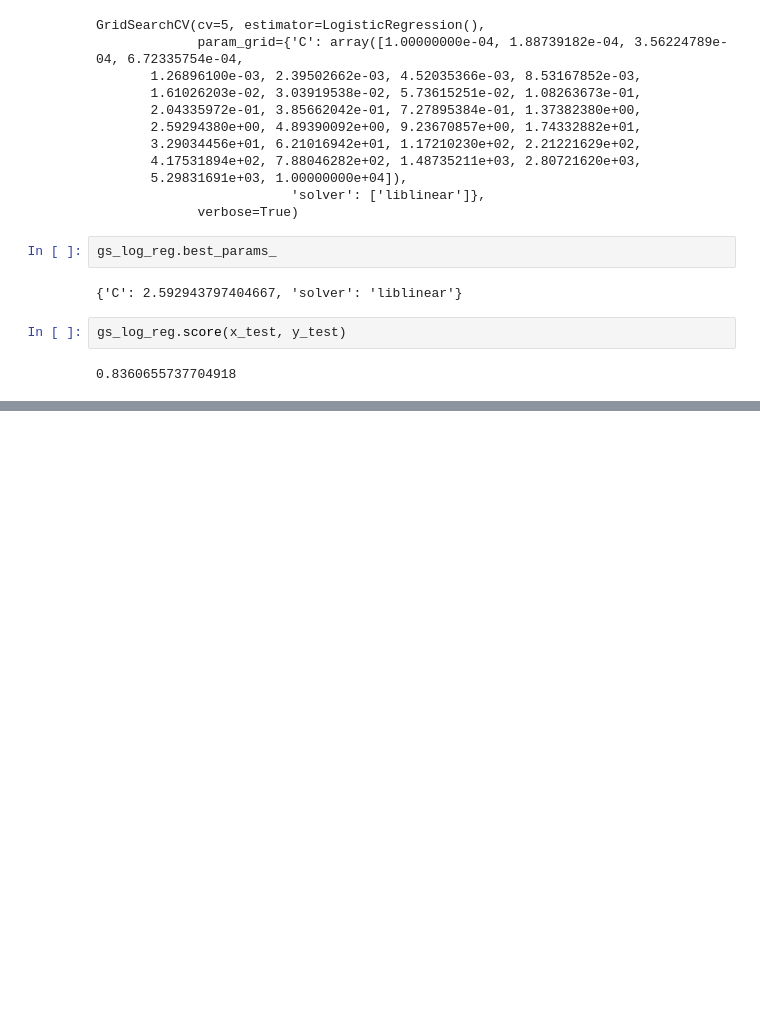
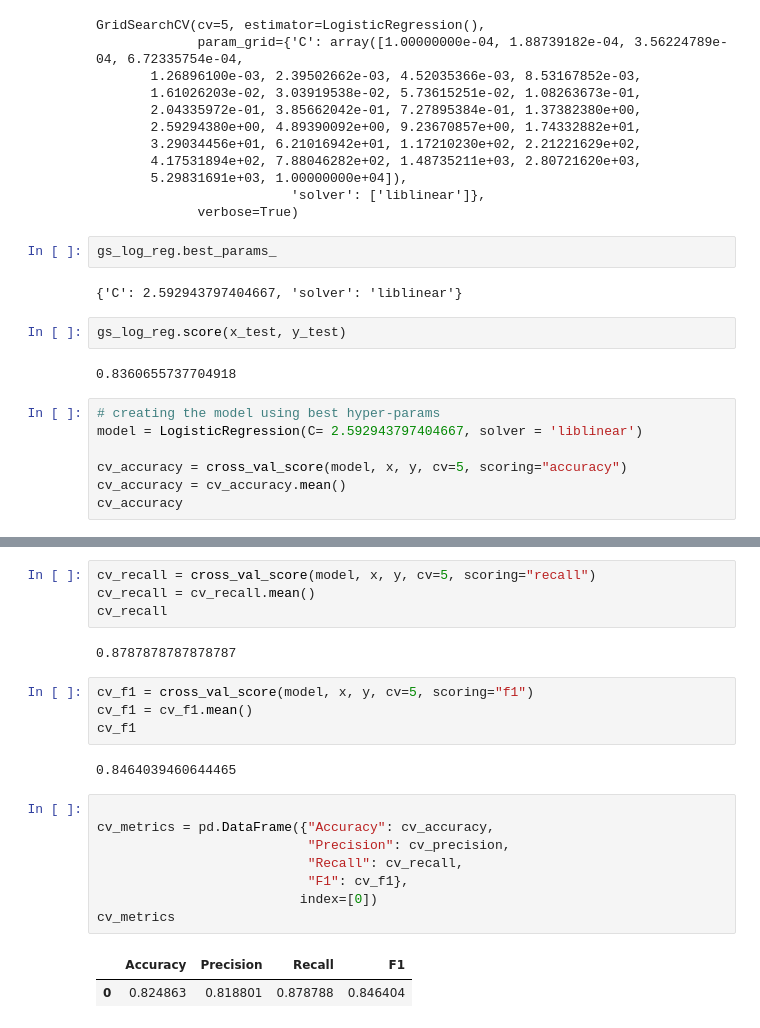
Before and after one commit to kevalsakhiya/machine-learning, a Jupyter notebook: classifications/heart_diseace_classsification-1.ipynb, the cells around one changed output, grey strips where cells are left out. Saved outputs shown, nothing was run; the diff lists cells and outputs as text; blank space fills up the shorter version.

```diff
--- a/classifications/heart_diseace_classsification-1.ipynb
+++ b/classifications/heart_diseace_classsification-1.ipynb
@@ -247,3 +247,10 @@ gs_log_reg.best_params_
 gs_log_reg.score(x_test, y_test)
 # %% [output]
 0.8360655737704918
+# %%
+# creating the model using best hyper-params
+model = LogisticRegression(C= 2.592943797404667, solver = 'liblinear')
+
+cv_accuracy = cross_val_score(model, x, y, cv=5, scoring="accuracy")
+cv_accuracy = cv_accuracy.mean()
+cv_accuracy
@@ -249,0 +266,23 @@ gs_log_reg.score(x_test, y_test)
+# %%
+cv_recall = cross_val_score(model, x, y, cv=5, scoring="recall")
+cv_recall = cv_recall.mean()
+cv_recall
+# %% [output]
+0.8787878787878787
+# %%
+cv_f1 = cross_val_score(model, x, y, cv=5, scoring="f1")
+cv_f1 = cv_f1.mean()
+cv_f1
+# %% [output]
+0.8464039460644465
+# %%
+
+cv_metrics = pd.DataFrame({"Accuracy": cv_accuracy,
+                           "Precision": cv_precision,
+                           "Recall": cv_recall,
+                           "F1": cv_f1},
+                          index=[0])
+cv_metrics
+# %% [output]
+|  | Accuracy | Precision | Recall | F1 |
+| 0 | 0.824863 | 0.818801 | 0.878788 | 0.846404 |
```
Also changed, not shown: parts of 4 cells of this notebook.
